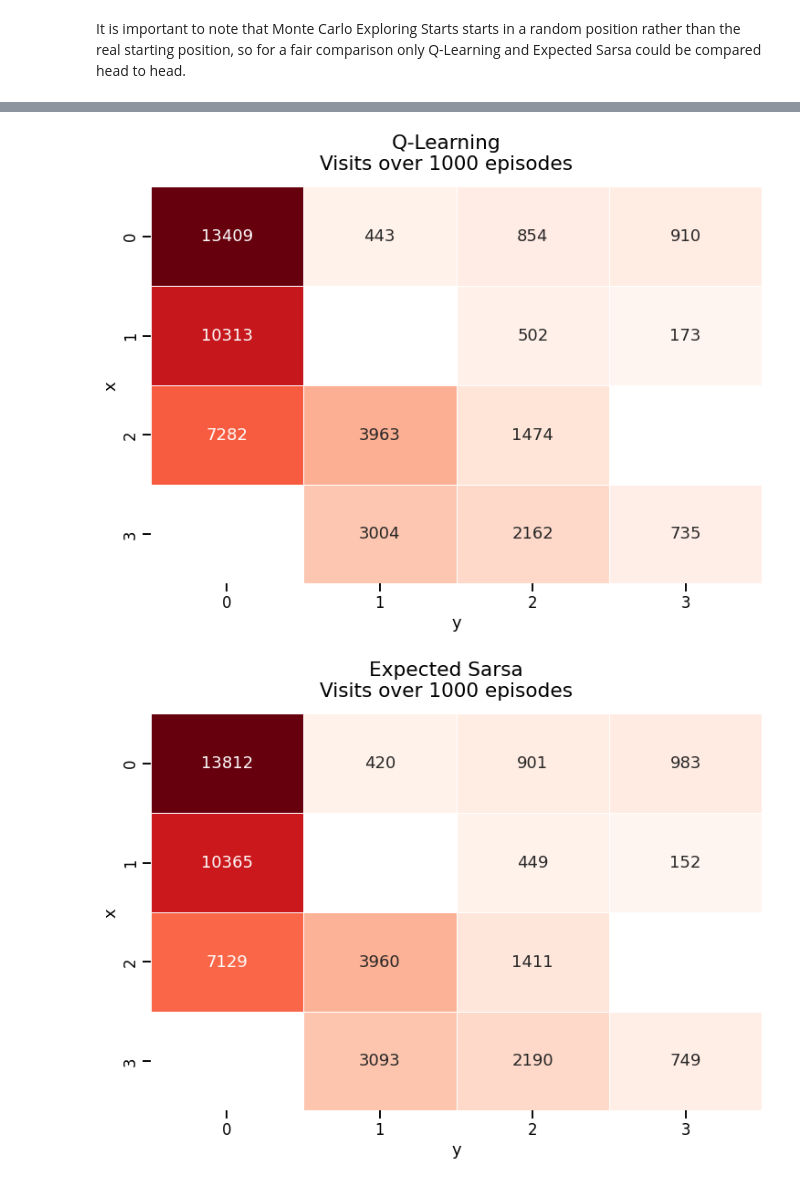
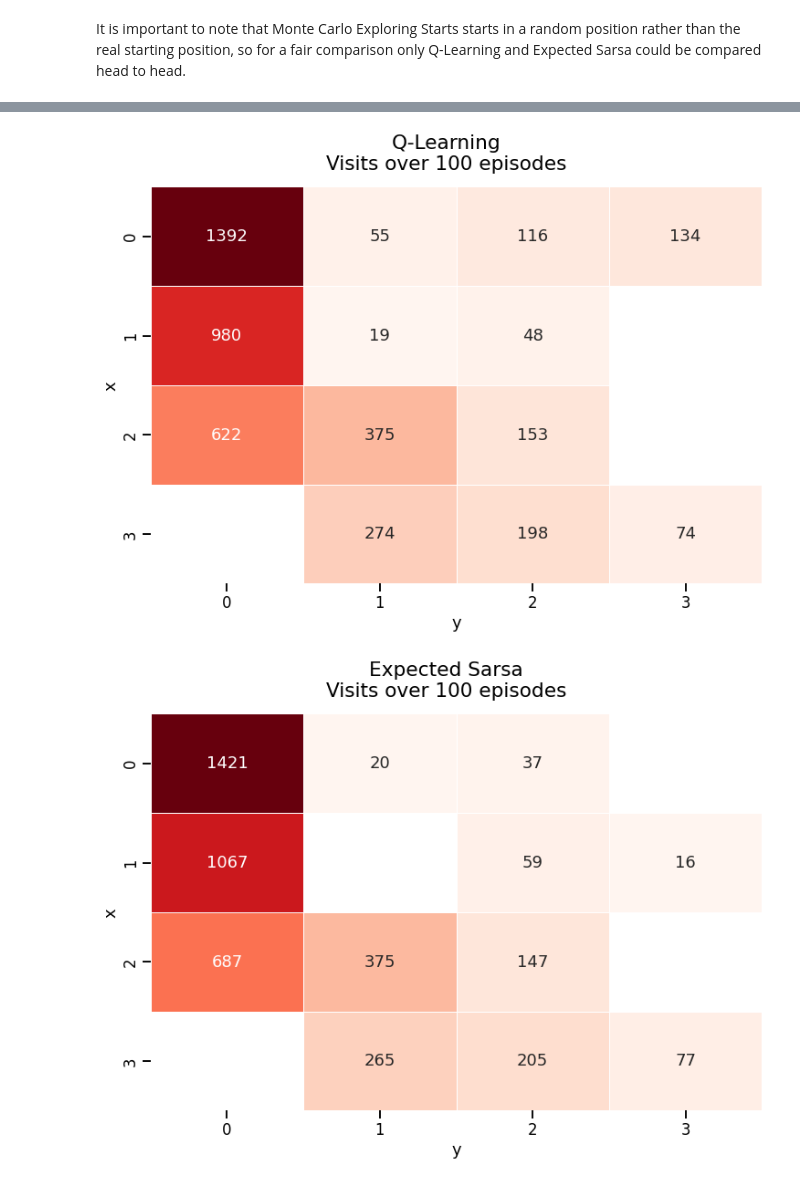
Before and after one commit to CarloCDT/RL-study-group, a Jupyter notebook: frozen_lake/frozen_lake4x4.ipynb, the cells around one changed output, grey strips where cells are left out. Saved outputs shown, nothing was run; the diff lists cells and outputs as text; code cells hidden in the pictures.

```diff
--- a/frozen_lake/frozen_lake4x4.ipynb
+++ b/frozen_lake/frozen_lake4x4.ipynb
@@ -371,7 +371,7 @@ import collections
 size = (4,4)
 # %%
 # Set number of games
-num_games = 1000
+num_games = 100
 
 all_policies = {"Q-Learning": q_learning_top_policy,
                "Expected Sarsa": expected_sarsa_top_policy,
@@ -393,32 +393,32 @@ for policy_name in all_policies:
         states.append(state)
 
         # Initial action
         action = policy[state]
         done = False
 
         while not done:
 
             new_state, reward, done, _ = env.step(action)
             new_action = policy[new_state]
 
             # Update state and action
             state, action = new_state, new_action
             states.append(state)
 
     counter = dict(collections.Counter(states))
 
     freqs = pd.DataFrame.from_dict(counter, orient='index').reset_index().rename(columns={'index':"state", 0:"freq"})
     freqs["x"] = freqs["state"].apply(lambda x: x//size[0])
     freqs["y"] = freqs["state"].apply(lambda x: x%size[1])
 
     # Reshape Data
     returns = freqs.pivot("x", "y", "freq")
 
     # Plot
     fig, axes = plt.subplots()
     fig.suptitle(f'{policy_name}\nVisits over {num_games} episodes')
 
     sns.heatmap(returns, annot=True, linewidths=.5, cbar=False, cmap="Reds",fmt='g');
 # %% [output]
-[figure, old version]
+[figure, new version]
-[figure, old version]
+[figure, new version]
```
Also changed, not shown: parts of 18 cells of this notebook, 2 other files.
